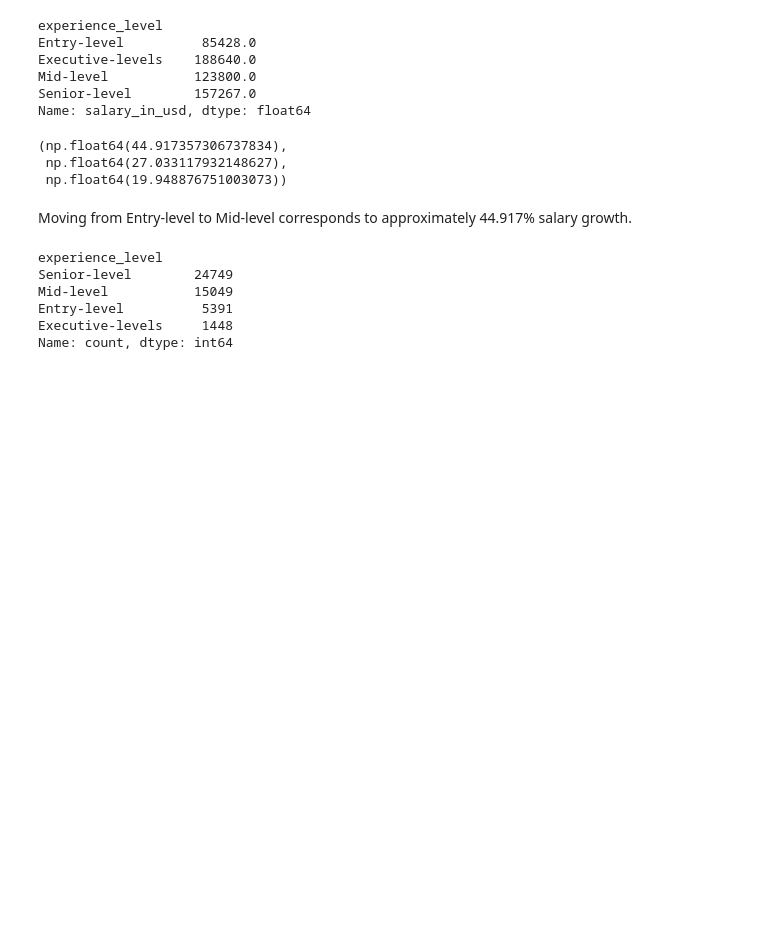
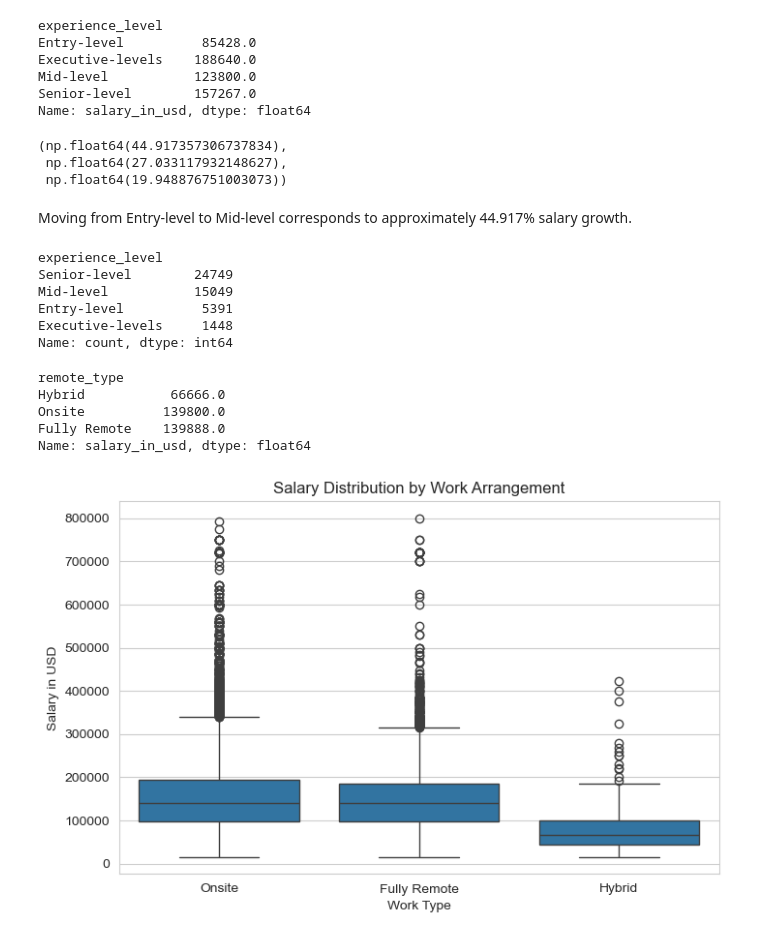
Before and after one commit to IshanWijekoon/global-job-market-analysis, a Jupyter notebook: notebooks/job_market_analysis.ipynb, the cells around one changed output. Saved outputs shown, nothing was run; the diff lists cells and outputs as text; code cells hidden in the pictures; blank space fills up the shorter version.

Commit message:
Analyze remote vs onsite salary impact

```diff
--- a/notebooks/job_market_analysis.ipynb
+++ b/notebooks/job_market_analysis.ipynb
@@ -469,3 +469,20 @@ Mid-level           15049
 Entry-level          5391
 Executive-levels     1448
 Name: count, dtype: int64
+# %%
+df.groupby('remote_type')['salary_in_usd'].median().sort_values()
+# %% [output]
+remote_type
+Hybrid           66666.0
+Onsite          139800.0
+Fully Remote    139888.0
+Name: salary_in_usd, dtype: float64
+# %%
+plt.figure(figsize=(8,5))
+sns.boxplot(x='remote_type', y='salary_in_usd', data=df)
+plt.title("Salary Distribution by Work Arrangement")
+plt.xlabel("Work Type")
+plt.ylabel("Salary in USD")
+plt.show()
+# %% [output]
+[figure, added]
```
Also changed, not shown: parts of 4 cells of this notebook.
